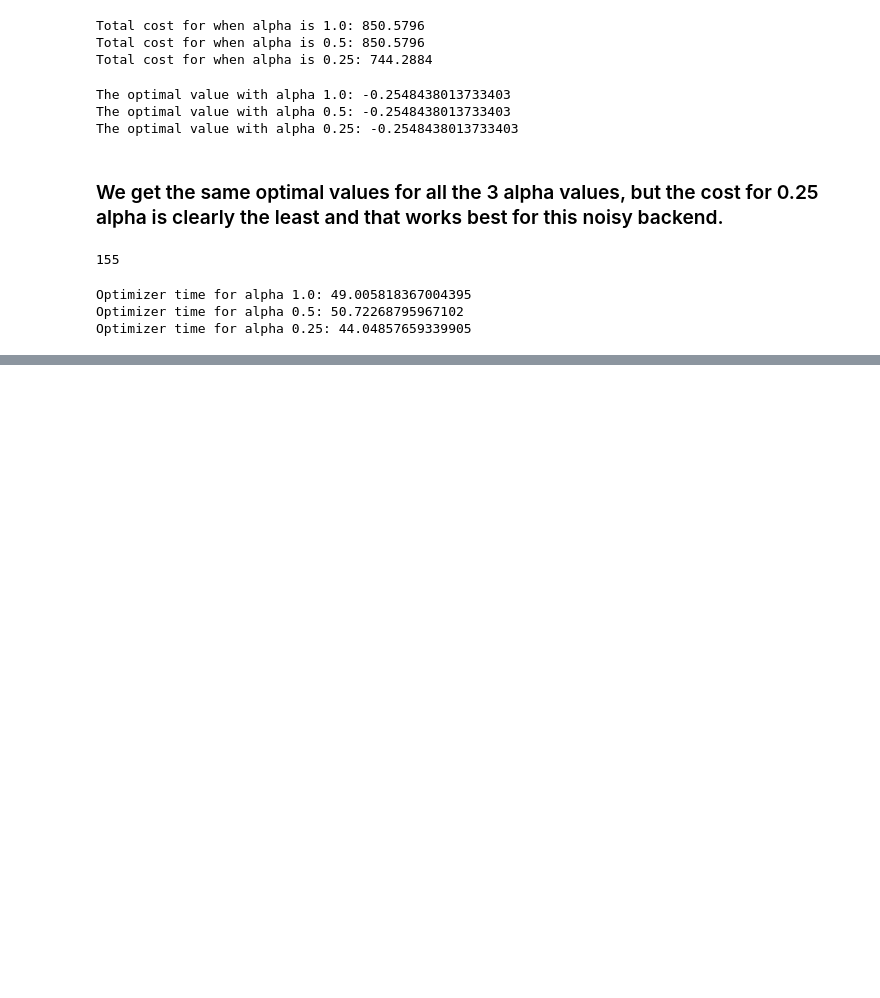
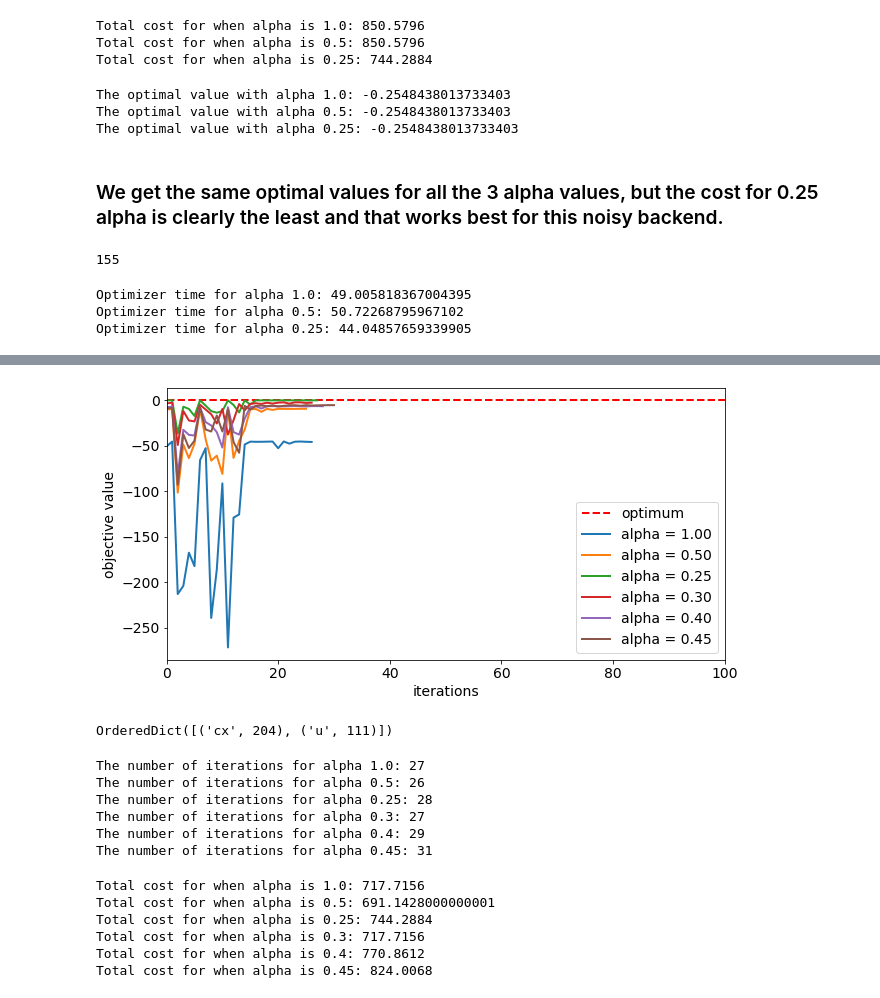
Before and after one commit to AbhaSNK/QuantumVal--WomaniumHack2022, a Jupyter notebook: Strangeworks_QAOA_challenge.ipynb, the cells around one changed output, grey strips where cells are left out. Saved outputs shown, nothing was run; the diff lists cells and outputs as text; code cells hidden in the pictures; blank space fills up the shorter version.

```diff
--- a/Strangeworks_QAOA_challenge.ipynb
+++ b/Strangeworks_QAOA_challenge.ipynb
@@ -791,0 +1143,4 @@ Optimizer time for alpha 0.25: 44.04857659339905
+# %%
+for alpha in alphas:
+    optim_evals=len(objectives[alpha])
+    print('The number of iterations for alpha '+str(alpha)+': '+ str(optim_evals))
@@ -791,0 +1154,10 @@ Optimizer time for alpha 0.25: 44.04857659339905
+# %%
+task_price=0.25
+cost_cx = 0.0001
+cost_u = 0.00005
+price_per_shot = (cost_cx * gate_dict.get('cx')) + (cost_u * gate_dict.get('u'))
+shotsin=1024
+for alpha in alphas:
+    optim_evals=len(objectives[alpha])
+    print('Total cost for when alpha is '+str(alpha)+': '+ str((optim_evals*shotsin*price_per_shot)+task_price))
+# total_cost = (optim_evals*shotsin*price_per_shot)+task_price
@@ -791,0 +1171,3 @@ Optimizer time for alpha 0.25: 44.04857659339905
+# %%
+for alpha in alphas:
+    print('The optimal value with alpha '+str(alpha)+': '+str(results[alpha].fval))
@@ -791,0 +1187,4 @@ Optimizer time for alpha 0.25: 44.04857659339905
+# %%
+for alpha in alphas:
+    x=results[alpha]
+    print('Optimizer time for alpha '+ str(alpha)+ ': '+ str(x.min_eigen_solver_result.optimizer_time))
@@ -791,0 +1257,53 @@ Optimizer time for alpha 0.25: 44.04857659339905
+# %%
+### Note: With the above noise model, results seem slightly different from what we got with the qasm simulator ###
+
+# plot resulting history of objective values
+plt.figure(figsize=(10, 5))
+plt.plot([0, maxiter], [opt_result.fval, opt_result.fval], "r--", linewidth=2, label="optimum")
+for alpha in alphas:
+    plt.plot(objectives[alpha], label="alpha = %.2f" % alpha, linewidth=2)
+plt.legend(loc="lower right", fontsize=14)
+plt.xlim(0, maxiter)
+plt.xticks(fontsize=14)
+plt.xlabel("iterations", fontsize=14)
+plt.yticks(fontsize=14)
+plt.ylabel("objective value", fontsize=14)
+plt.show()
+# %% [output]
+[figure, added]
+# %%
+qc_basis = transpile(qaoa.ansatz, device_backend,optimization_level=3, basis_gates=['cx','u'])
+# qc_basis.draw()
+gate_dict=qc_basis.count_ops()
+
+gate_dict
+# %% [output]
+OrderedDict([('cx', 204), ('u', 111)])
+# %%
+for alpha in alphas:
+    optim_evals=len(objectives[alpha])
+    print('The number of iterations for alpha '+str(alpha)+': '+ str(optim_evals))
+# %% [output]
+The number of iterations for alpha 1.0: 27
+The number of iterations for alpha 0.5: 26
+The number of iterations for alpha 0.25: 28
+The number of iterations for alpha 0.3: 27
+The number of iterations for alpha 0.4: 29
+The number of iterations for alpha 0.45: 31
+# %%
+task_price=0.25
+cost_cx = 0.0001
+cost_u = 0.00005
+price_per_shot = (cost_cx * gate_dict.get('cx')) + (cost_u * gate_dict.get('u'))
+shotsin=1024
+for alpha in alphas:
+    optim_evals=len(objectives[alpha])
+    print('Total cost for when alpha is '+str(alpha)+': '+ str((optim_evals*shotsin*price_per_shot)+task_price))
+# total_cost = (optim_evals*shotsin*price_per_shot)+task_price
+# %% [output]
+Total cost for when alpha is 1.0: 717.7156
+Total cost for when alpha is 0.5: 691.1428000000001
+Total cost for when alpha is 0.25: 744.2884
+Total cost for when alpha is 0.3: 717.7156
+Total cost for when alpha is 0.4: 770.8612
+Total cost for when alpha is 0.45: 824.0068
```
Also changed, not shown: parts of 61 cells of this notebook.
